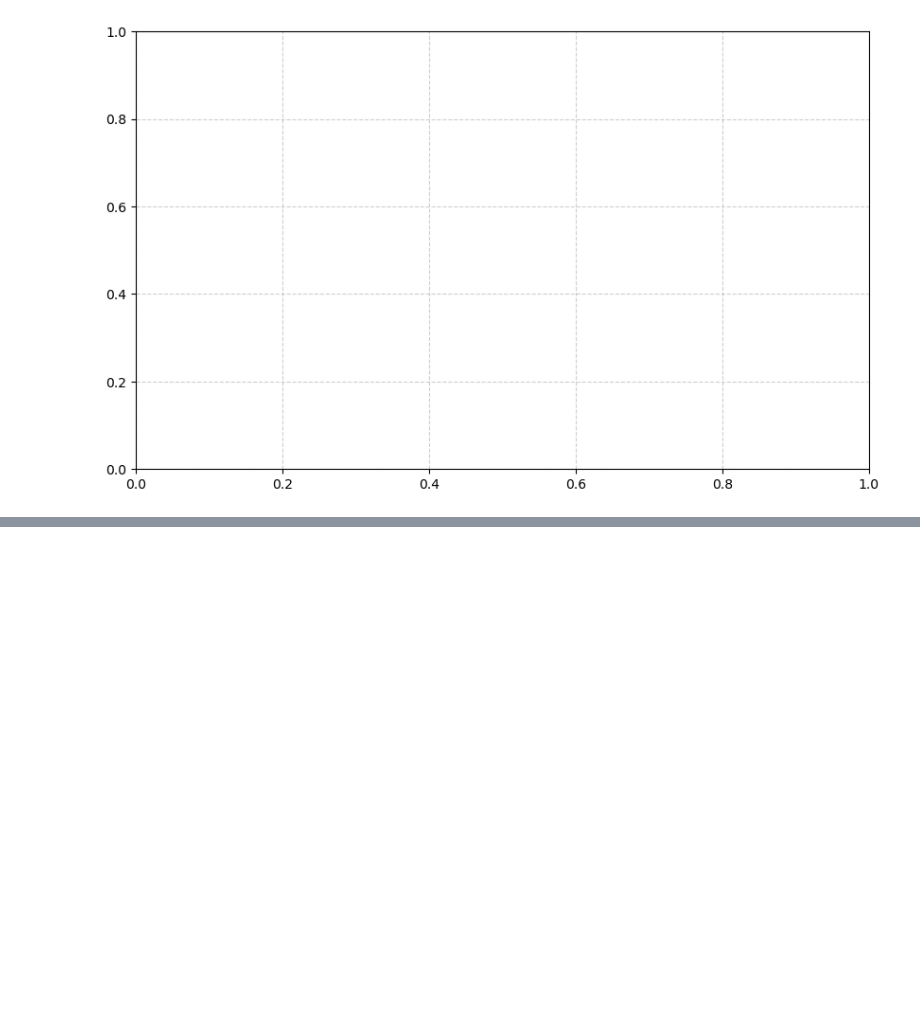
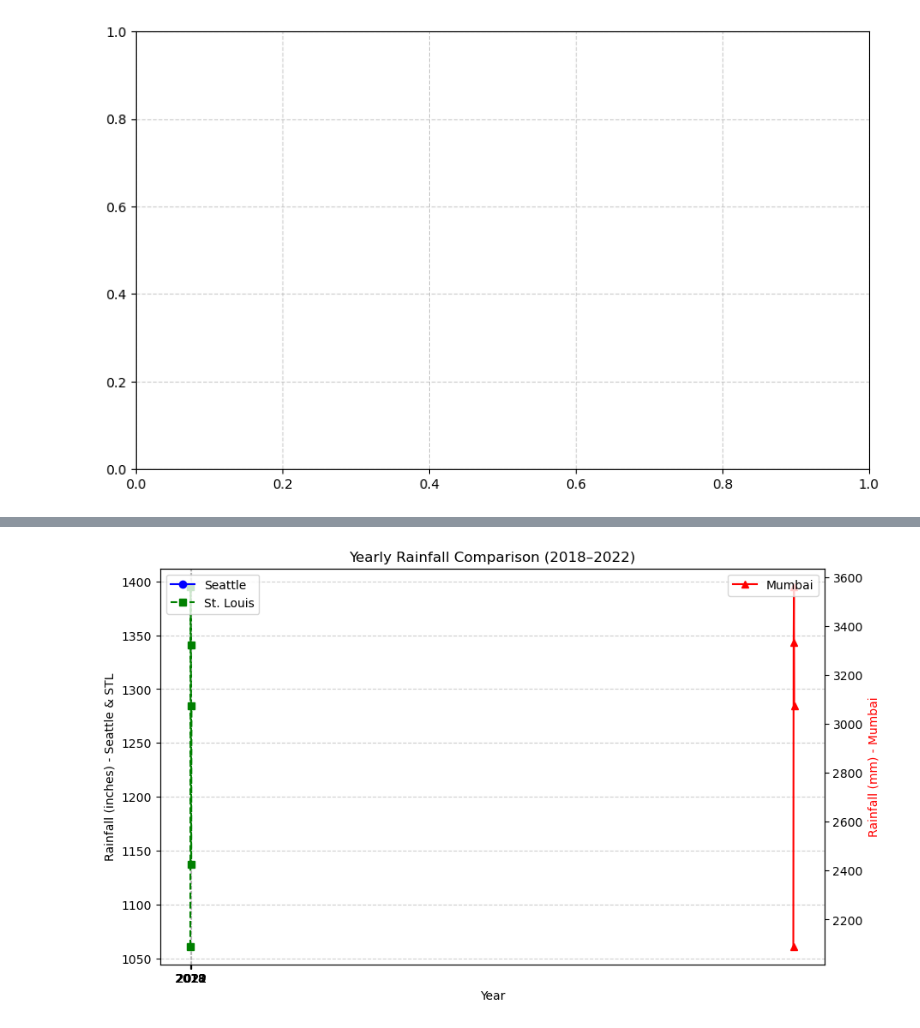
Before and after one commit to simplyyweirdd3/weather, a Jupyter notebook: Data/Weather_Project.ipynb, the cells around one changed output, grey strips where cells are left out. Saved outputs shown, nothing was run; the diff lists cells and outputs as text; code cells hidden in the pictures; blank space fills up the shorter version.

Commit message:
Updated notebook and plots for Seattle vs Mumbai analysis

```diff
--- a/Data/Weather_Project.ipynb
+++ b/Data/Weather_Project.ipynb
@@ -108,0 +109,27 @@ plt.show()
+# %%
+import matplotlib.pyplot as plt
+
+fig, ax1 = plt.subplots(figsize=(10,6))
+
+# Seattle + STL (left y-axis)
+ax1.plot(seattle_yearly['Year'], seattle_yearly['PRCP'], marker='o', linestyle='-', color='blue', label='Seattle')
+ax1.plot(stl_yearly['Year'], stl_yearly['PRCP'], marker='s', linestyle='--', color='green', label='St. Louis')
+ax1.set_ylabel("Rainfall (inches) - Seattle & STL", color="black")
+
+# Mumbai (right y-axis)
+ax2 = ax1.twinx()
+ax2.plot(mumbai_yearly['Year'], mumbai_yearly['Total'], marker='^', linestyle='-', color='red', label='Mumbai')
+ax2.set_ylabel("Rainfall (mm) - Mumbai", color="red")
+
+# Labels, title, grid
+ax1.set_xlabel("Year")
+ax1.set_title("Yearly Rainfall Comparison (2018–2022)")
+ax1.grid(True, linestyle='--', alpha=0.6)
+
+# Legends for both sides
+ax1.legend(loc='upper left')
+ax2.legend(loc='upper right')
+
+plt.show()
+# %% [output]
+[figure, added]
```
Also changed, not shown: parts of 2 cells of this notebook.
